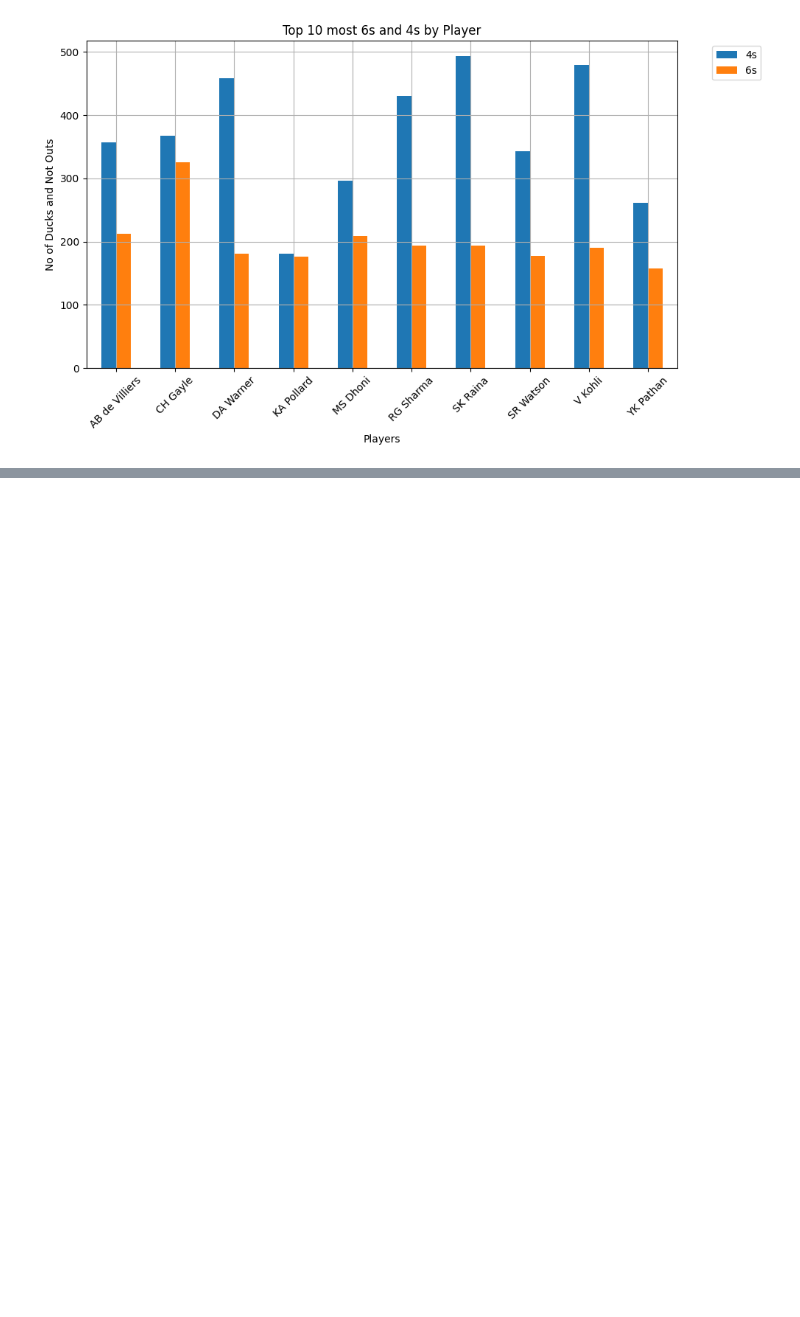
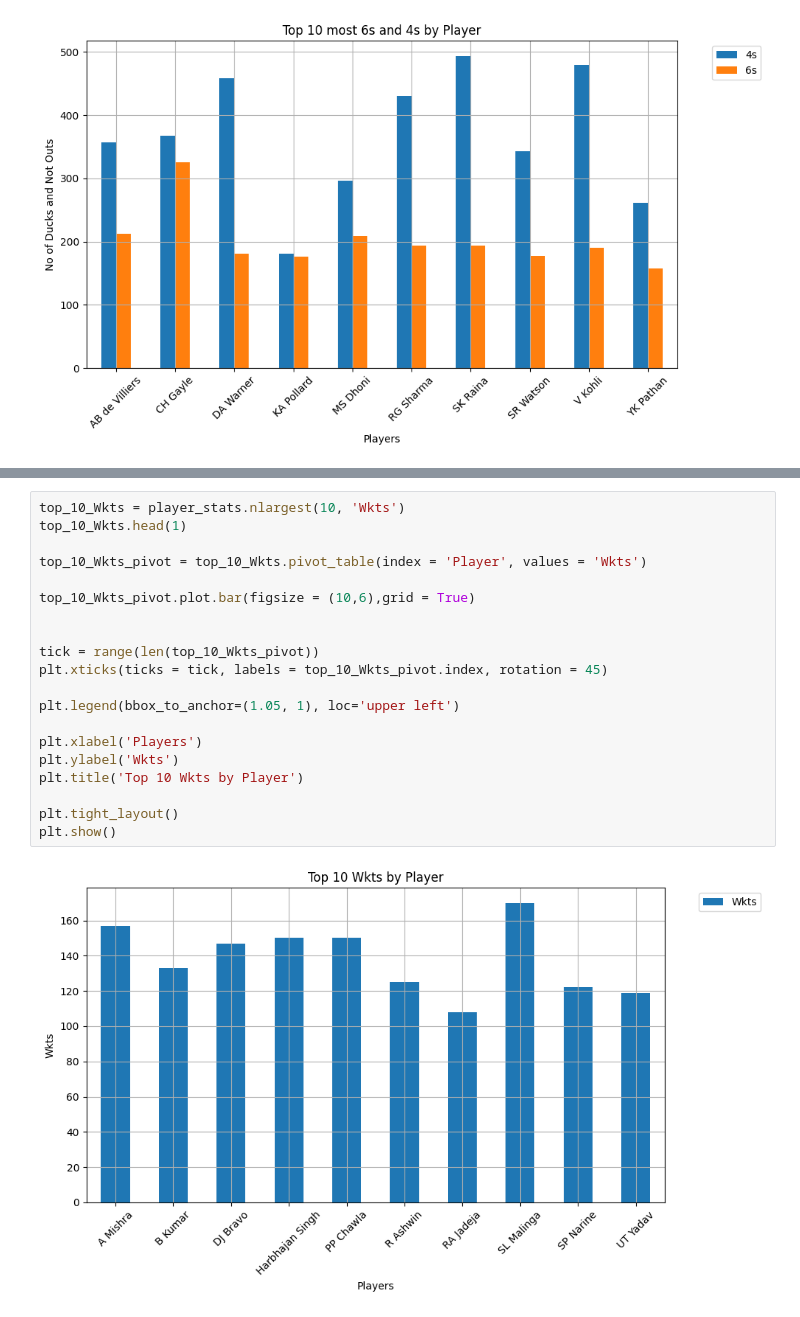
Before and after one commit to Udhay2898/Cricket_stat, a Jupyter notebook: Cricket Stat(Bar).ipynb, the cells around one changed output, grey strips where cells are left out. Drawn from its saved outputs; the diff is of its cells as text; blank space fills up the shorter version.

```diff
--- a/Cricket Stat(Bar).ipynb
+++ b/Cricket Stat(Bar).ipynb
@@ -357,0 +382,22 @@ plt.show()
+# %%
+top_10_Wkts = player_stats.nlargest(10, 'Wkts')
+top_10_Wkts.head(1)
+
+top_10_Wkts_pivot = top_10_Wkts.pivot_table(index = 'Player', values = 'Wkts')
+
+top_10_Wkts_pivot.plot.bar(figsize = (10,6),grid = True)
+
+
+tick = range(len(top_10_Wkts_pivot))
+plt.xticks(ticks = tick, labels = top_10_Wkts_pivot.index, rotation = 45)
+
+plt.legend(bbox_to_anchor=(1.05, 1), loc='upper left')
+
+plt.xlabel('Players')
+plt.ylabel('Wkts')
+plt.title('Top 10 Wkts by Player')
+
+plt.tight_layout()
+plt.show()
+# %% [output]
+[figure, added]
```
Also changed, not shown: parts of 21 cells of this notebook.
